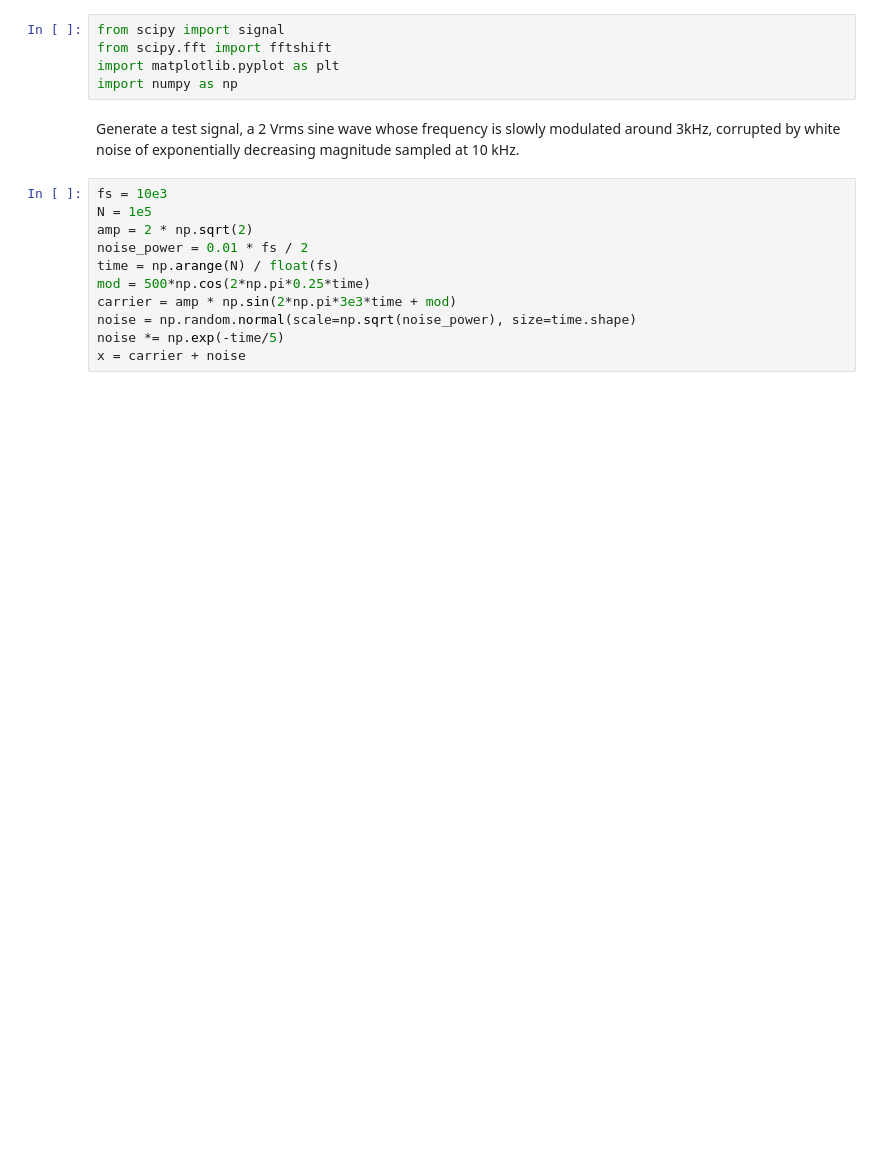
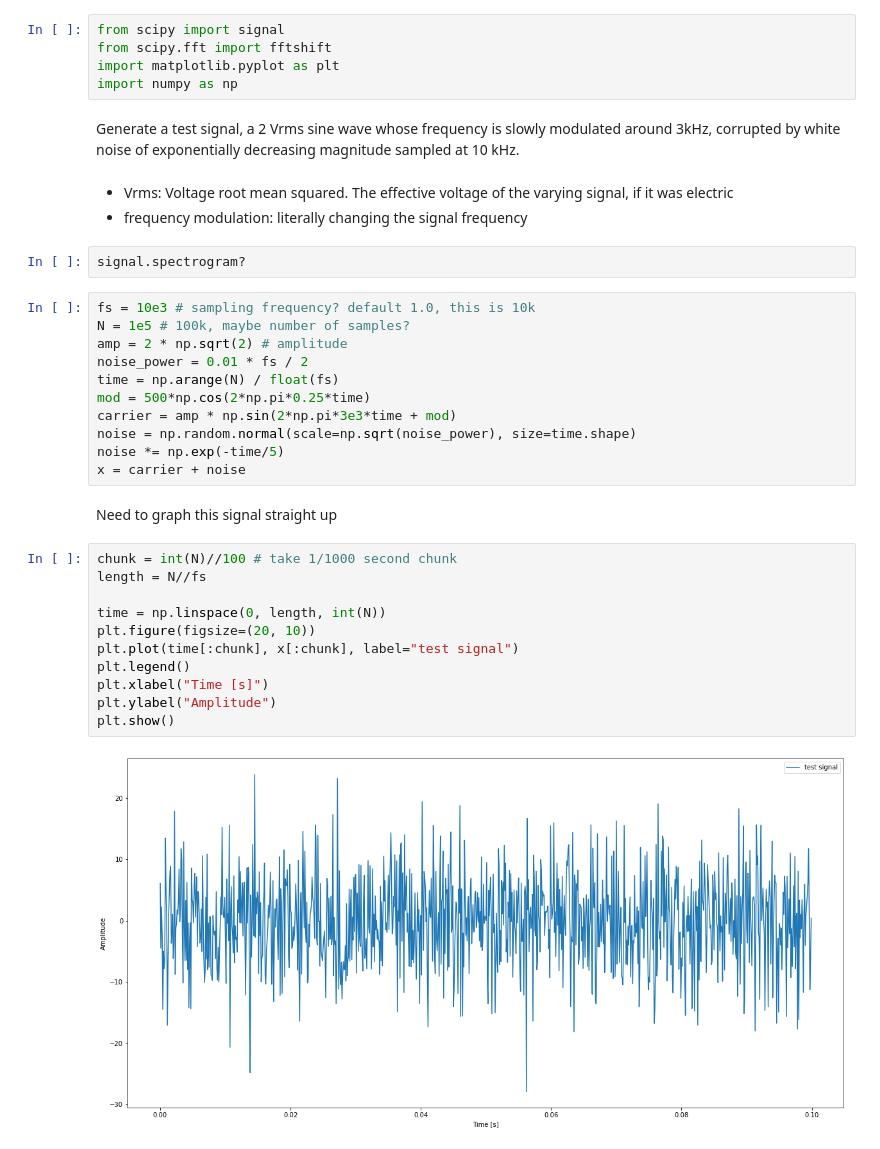
Before and after one commit to PeterFriedrich/machine-sound-prediction, a Jupyter notebook: scipy-signal-processing-experiments.ipynb, the cells around one changed output. Drawn from its saved outputs; the diff is of its cells as text; blank space fills up the shorter version.

```diff
--- a/scipy-signal-processing-experiments.ipynb
+++ b/scipy-signal-processing-experiments.ipynb
@@ -11,10 +11,15 @@ import matplotlib.pyplot as plt
 import numpy as np
 # %% [markdown]
 Generate a test signal, a 2 Vrms sine wave whose frequency is slowly modulated around 3kHz, corrupted by white noise of exponentially decreasing magnitude sampled at 10 kHz.
+# %% [markdown]
+- Vrms: Voltage root mean squared. The effective voltage of the varying signal, if it was electric
+- frequency modulation: literally changing the signal frequency
+# %%
+signal.spectrogram?
 # %%
-fs = 10e3
-N = 1e5
-amp = 2 * np.sqrt(2)
+fs = 10e3 # sampling frequency? default 1.0, this is 10k
+N = 1e5 # 100k, maybe number of samples?
+amp = 2 * np.sqrt(2) # amplitude
 noise_power = 0.01 * fs / 2
 time = np.arange(N) / float(fs)
 mod = 500*np.cos(2*np.pi*0.25*time)
@@ -22,3 +27,18 @@ carrier = amp * np.sin(2*np.pi*3e3*time + mod)
 noise = np.random.normal(scale=np.sqrt(noise_power), size=time.shape)
 noise *= np.exp(-time/5)
 x = carrier + noise
+# %% [markdown]
+Need to graph this signal straight up
+# %%
+chunk = int(N)//100 # take 1/1000 second chunk
+length = N//fs
+
+time = np.linspace(0, length, int(N))
+plt.figure(figsize=(20, 10))
+plt.plot(time[:chunk], x[:chunk], label="test signal")
+plt.legend()
+plt.xlabel("Time [s]")
+plt.ylabel("Amplitude")
+plt.show()
+# %% [output]
+[figure, added]
```
Also changed, not shown: parts of 5 cells of this notebook, 2 other files.
